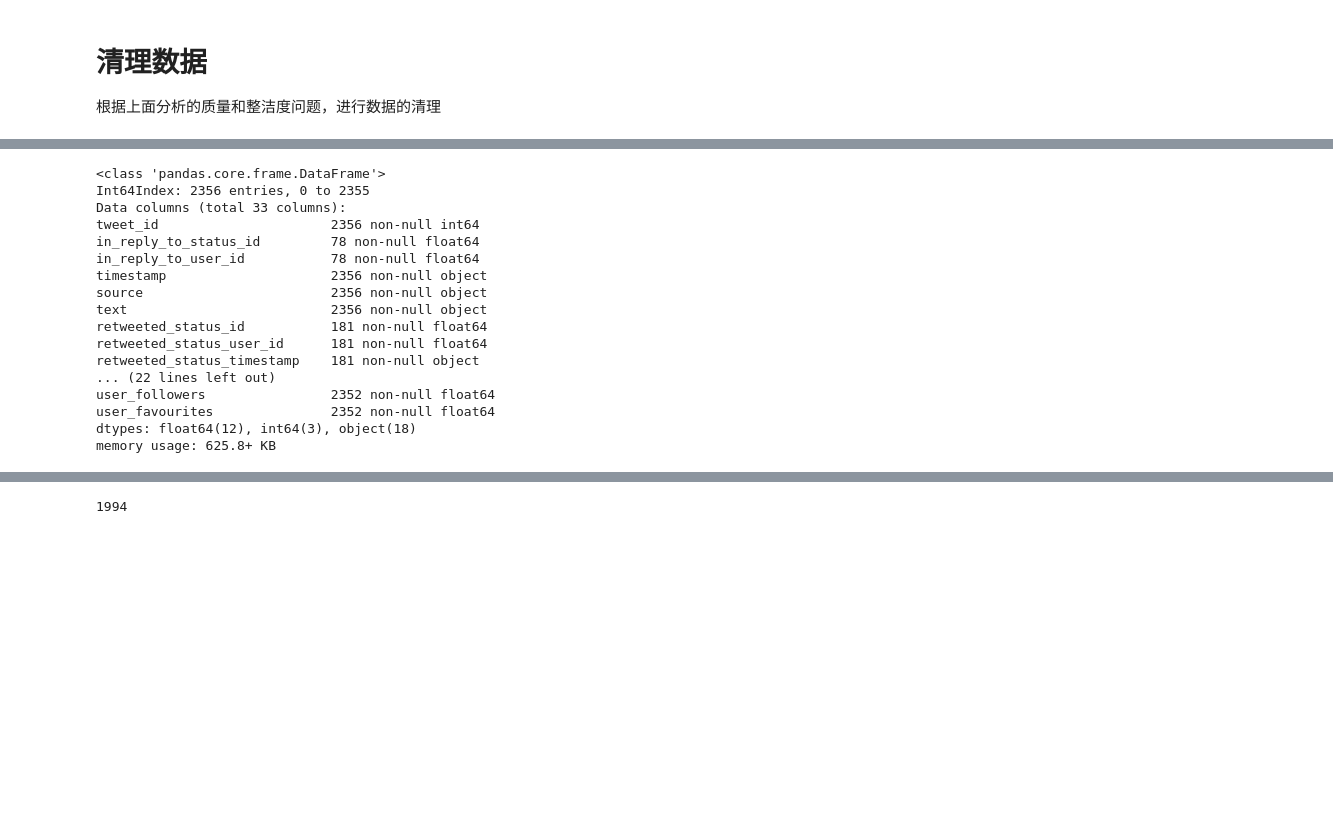
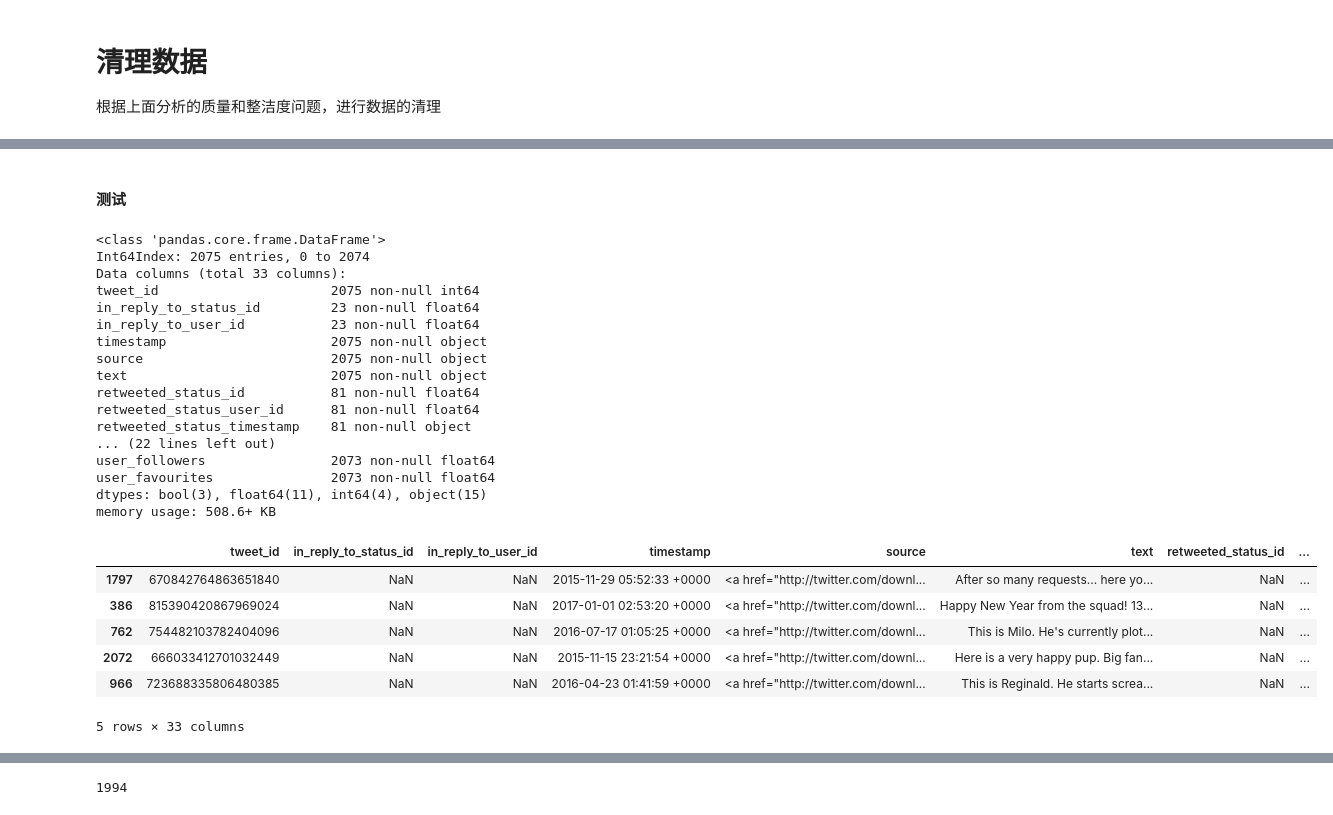
Before and after one commit to zhoux0130/udacity_data_analysis_WeRateDogs, a Jupyter notebook: wrangle_act.ipynb, the cells around one changed output, grey strips where cells are left out. Drawn from its saved outputs; the diff is of its cells as text; code cells hidden in the pictures; blank space fills up the shorter version.

```diff
--- a/wrangle_act.ipynb
+++ b/wrangle_act.ipynb
@@ -27,8 +27,8 @@ if not os.path.exists(folder_name):
 with open(folder_name + '/image-predictions.tsv', 'wb') as f:
     f.write(r.content)
 
-images = pd.read_csv('data_gathering/image-predictions.tsv', sep = '\t', encoding = 'utf-8')
-images
+images_origin = pd.read_csv('data_gathering/image-predictions.tsv', sep = '\t', encoding = 'utf-8')
+images = images_origin.copy()
 images.info()
 # %% [output]
 <class 'pandas.core.frame.DataFrame'>
@@ -50,7 +50,8 @@ dtypes: bool(3), float64(3), int64(2), object(4)
 memory usage: 152.1+ KB
 # %%
 # 读取对应的twitter_archive_enhanced.csv文件
-archive = pd.read_csv('twitter-archive-enhanced.csv', encoding = 'utf-8')
+archive_origin = pd.read_csv('twitter-archive-enhanced.csv', encoding = 'utf-8')
+archive = archive_origin.copy()
 # %%
 #读取对应的tweet_json.txt文件，并且将数据按照需求，进行获取
 #我们在twitter_archive文件中有的tweet才去获取它的扩展信息
@@ -328,26 +314,35 @@ list(json_tweets_csv)
 # %%
 # 先将所有的数据列进行合并
 
-df_all = pd.merge(archive, images, how = 'left', on = ['tweet_id'] )
-df_all = pd.merge(df_all, json_tweets_csv, how = 'left', on = ['tweet_id'])
-
+df_all = pd.merge(archive, images, how = 'inner', on = ['tweet_id'] )
 df_all.to_csv('df_all.csv', encoding = 'utf-8')
-df_all.info()
-# %% [output]
-<class 'pandas.core.frame.DataFrame'>
-Int64Index: 2356 entries, 0 to 2355
-Data columns (total 33 columns):
-tweet_id                      2356 non-null int64
-in_reply_to_status_id         78 non-null float64
-in_reply_to_user_id           78 non-null float64
-timestamp                     2356 non-null object
-source                        2356 non-null object
-text                          2356 non-null object
-retweeted_status_id           181 non-null float64
-retweeted_status_user_id      181 non-null float64
-retweeted_status_timestamp    181 non-null object
-... (22 lines left out)
-user_followers                2352 non-null float64
-user_favourites               2352 non-null float64
-dtypes: float64(12), int64(3), object(18)
-memory usage: 625.8+ KB
+# %% [markdown]
+#### 测试
+# %%
+df_all.info()
+df_all.sample(5)
+# %% [output]
+<class 'pandas.core.frame.DataFrame'>
+Int64Index: 2075 entries, 0 to 2074
+Data columns (total 33 columns):
+tweet_id                      2075 non-null int64
+in_reply_to_status_id         23 non-null float64
+in_reply_to_user_id           23 non-null float64
+timestamp                     2075 non-null object
+source                        2075 non-null object
+text                          2075 non-null object
+retweeted_status_id           81 non-null float64
+retweeted_status_user_id      81 non-null float64
+retweeted_status_timestamp    81 non-null object
+... (22 lines left out)
+user_followers                2073 non-null float64
+user_favourites               2073 non-null float64
+dtypes: bool(3), float64(11), int64(4), object(15)
+memory usage: 508.6+ KB
+|  | tweet_id | in_reply_to_status_id | in_reply_to_user_id | timestamp | source | text | retweeted_status_id | ... |
+| 1797 | 670842764863651840 | NaN | NaN | 2015-11-29 05:52:33 +0000 | <a href="http://twitter.com/downl... | After so many requests... here yo... | NaN | ... |
+| 386 | 815390420867969024 | NaN | NaN | 2017-01-01 02:53:20 +0000 | <a href="http://twitter.com/downl... | Happy New Year from the squad! 13... | NaN | ... |
+| 762 | 754482103782404096 | NaN | NaN | 2016-07-17 01:05:25 +0000 | <a href="http://twitter.com/downl... | This is Milo. He's currently plot... | NaN | ... |
+| 2072 | 666033412701032449 | NaN | NaN | 2015-11-15 23:21:54 +0000 | <a href="http://twitter.com/downl... | Here is a very happy pup. Big fan... | NaN | ... |
+| 966 | 723688335806480385 | NaN | NaN | 2016-04-23 01:41:59 +0000 | <a href="http://twitter.com/downl... | This is Reginald. He starts screa... | NaN | ... |
+5 rows × 33 columns
```
Also changed, not shown: parts of 30 cells of this notebook, 2 other files.
